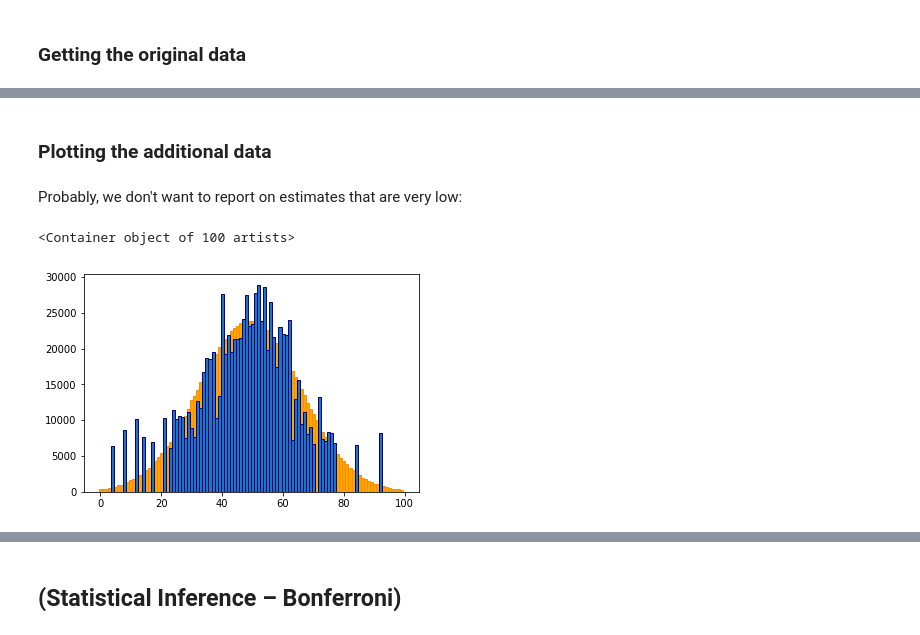
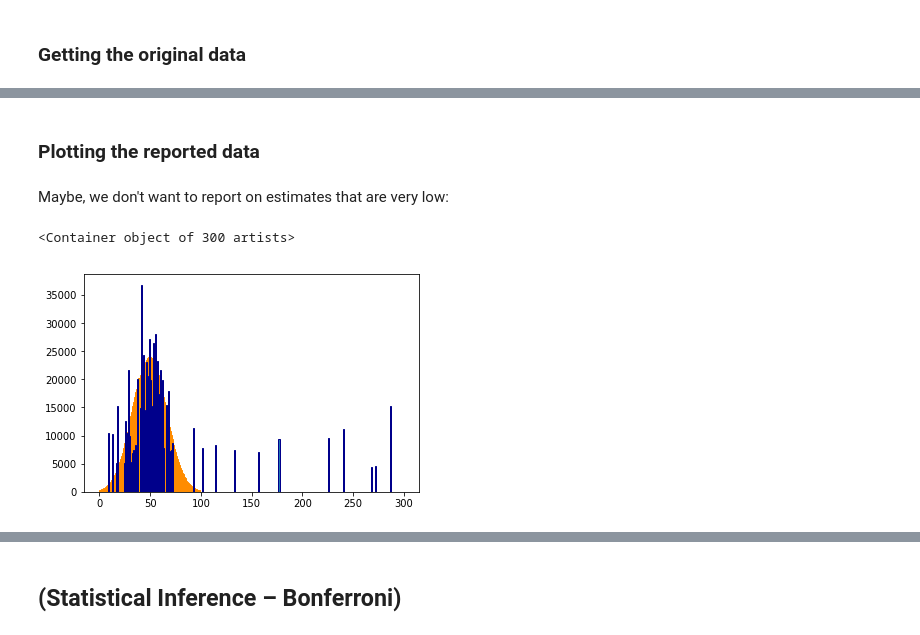
Before and after one commit to mozilla/rappor-aggregator, a Jupyter notebook: RAPPOR.ipynb, the cells around one changed output, grey strips where cells are left out. Cells and saved outputs as stored; diff of their text form; code cells hidden in the pictures.

```diff
--- a/RAPPOR.ipynb
+++ b/RAPPOR.ipynb
@@ -485,5 +553,6 @@ coef_std = np.std(coefs, axis=0, ddof=1) * N_total
 # %%
-reported = np.where(coef_mean > (5 * coef_std + 1e-6))[0]
+cut_off_factor = 2
+reported = np.where(coef_mean > (cut_off_factor * coef_std + 1e-6))[0]
 # %%
 reported.shape
 # %% [output]
@@ -526,5 +597,7 @@ from collections import Counter
 # %%
 true_data = DataFrame.from_csv(base + "1/case_true_values.csv")
 counts = dict(Counter(true_data["value"]))
-org = [counts['v%d' % i] for i in range(1, 101)]
+original = [counts['v%d' % i] for i in range(1, 101)]
+# %%
+original += [0] * (M - len(original))
 # %%
@@ -535,15 +608,15 @@ plt.bar(range(M), org, width=1., color='orange', edgecolor='darkorange')
 # %% [markdown]
-### Plotting the additional data
+### Plotting the reported data
 # %%
 total = np.zeros(M)
 total[reported] = mod_coefs
 # %% [markdown]
-Probably, we don't want to report on estimates that are very low:
+Maybe, we don't want to report on estimates that are very low:
 # %%
-total[total < 6000] = 0
+#total[total < 6000] = 0
 # %%
-plt.bar(range(M), org, width=1., color='orange', edgecolor='darkorange')
+plt.bar(range(M), original, width=1., color='orange', edgecolor='darkorange')
 plt.bar(range(M), total, width=1., edgecolor='darkblue')
 # %% [output]
-<Container object of 100 artists>
+<Container object of 300 artists>
-[figure, old version]
+[figure, new version]
```
Also changed, not shown: parts of 54 cells of this notebook.
